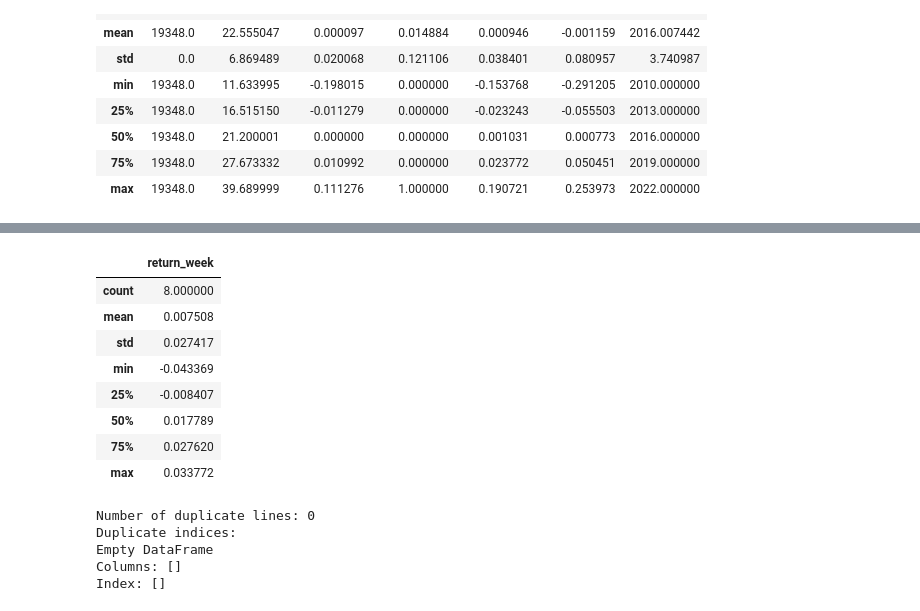
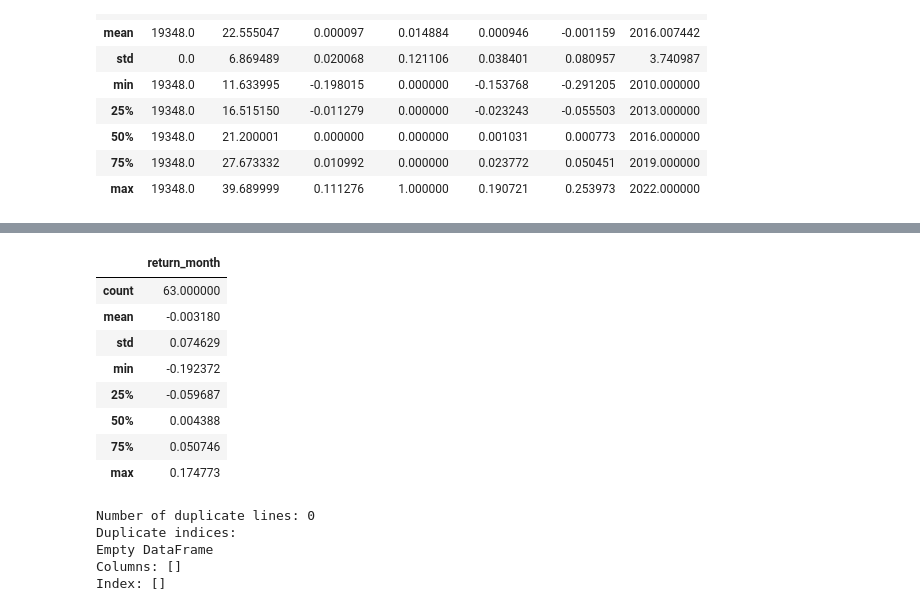
Before and after one commit to thgcns/Financial-Reports-Impact, a Jupyter notebook: 2 - Testes estatisticos.ipynb, the cells around one changed output, grey strips where cells are left out. Saved outputs shown, nothing was run; the diff lists cells and outputs as text; code cells hidden in the pictures.

```diff
--- a/2 - Testes estatisticos.ipynb
+++ b/2 - Testes estatisticos.ipynb
@@ -122,15 +166,54 @@ remaining_return_month_list = [-0.07718040430986724, 0.05528978772031072, 0.0564
+# %%
+
+def calculate_returns_month(df):
+    df['return_month'] = np.nan
+    first_return_month_list = []
+    remaining_return_month_list = []
+
+    start_idx = 0
+    while start_idx < len(df):
+        # Encontra o próximo evento
+        event_idx = df[start_idx:]['event'].eq(1).idxmax() if 1 in df[start_idx:]['event'].values else len(df)
+
+        # Divide o intervalo entre start_idx e event_idx em segmentos de 22 dias
+        first_return_added = False
+        for i in range(start_idx, event_idx, 22):
+            if i + 21 < event_idx:
+                # Calcular o log-retorno mensal
+                log_return = np.log(df.loc[i + 21, 'Close'] / df.loc[i, 'Close'])
+                df.loc[i + 21, 'return_month'] = log_return
+
+                # Adicionar ao DataFrame apropriado
+                if not first_return_added:
+                    first_return_month_list.append({'index': i + 21, 'return_month': log_return})
+                    first_return_added = True
+                else:
+                    remaining_return_month_list.append({'index': i + 21, 'return_month': log_return})
+
+        # Reinicia após o evento
+        start_idx = event_idx + 1
+
+    # Convertendo listas de dicionários em DataFrames
+    first_return_month_df = pd.DataFrame(first_return_month_list).set_index('index')
+    remaining_return_month_df = pd.DataFrame(remaining_return_month_list).set_index('index')
+
+    return df, first_return_month_df, remaining_return_month_df
+
+
+# Calculando os retornos
+final_data, first_return_month_df, remaining_return_month_df = calculate_returns_month(final_data)
 # %%
-pd.DataFrame(first_return_week_list, columns=['return_week']).describe()
+pd.DataFrame(remaining_return_month_df, columns=['return_month']).describe()
 # %% [output]
-|  | return_week |
-| count | 8.000000 |
-| mean | 0.007508 |
-| std | 0.027417 |
-| min | -0.043369 |
-| 25% | -0.008407 |
-| 50% | 0.017789 |
-| 75% | 0.027620 |
-| max | 0.033772 |
+|  | return_month |
+| count | 63.000000 |
+| mean | -0.003180 |
+| std | 0.074629 |
+| min | -0.192372 |
+| 25% | -0.059687 |
+| 50% | 0.004388 |
+| 75% | 0.050746 |
+| max | 0.174773 |
 # %%
 # Analise se tem linhas duplicadas
 
```
Also changed, not shown: parts of 9 cells of this notebook, 1 other file.
